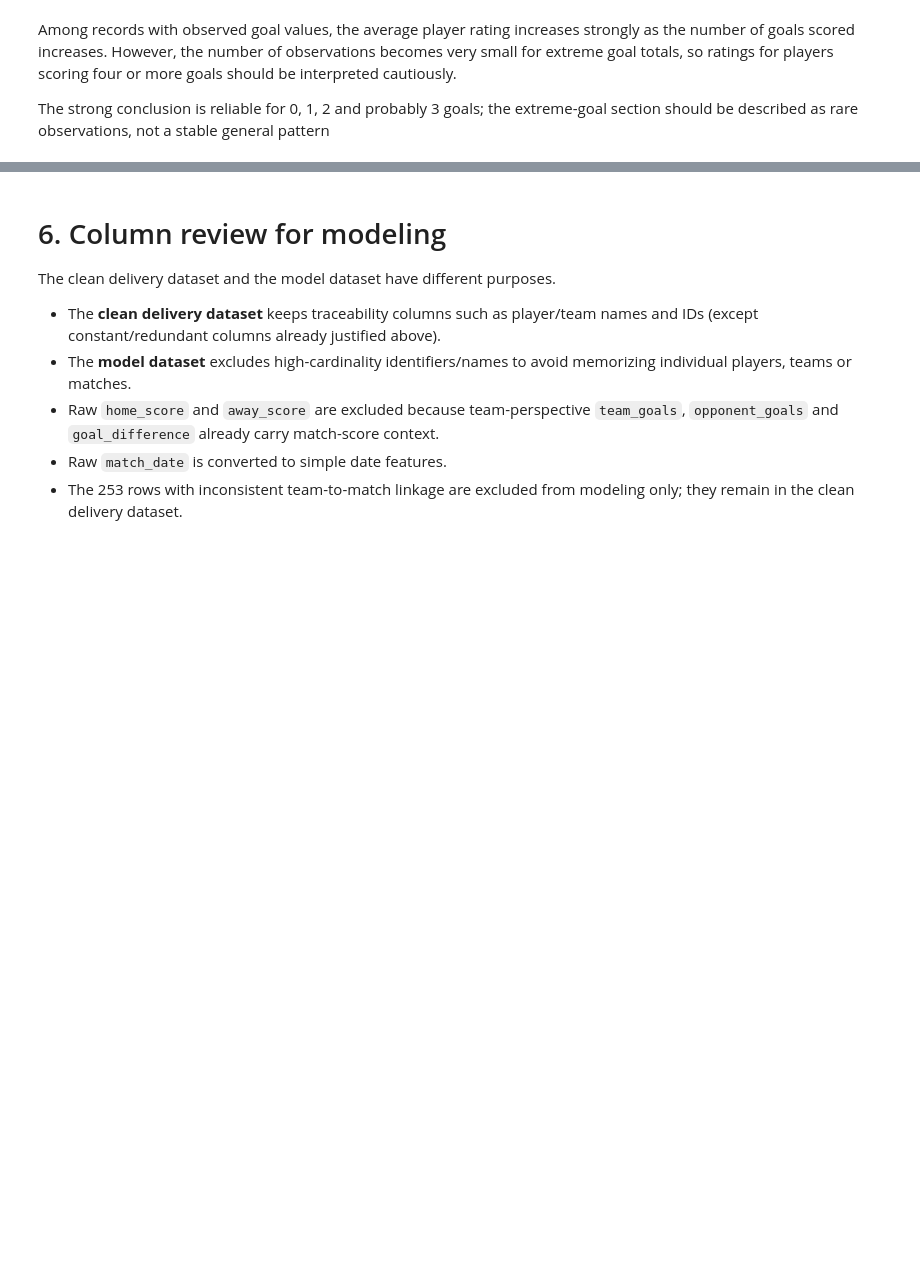
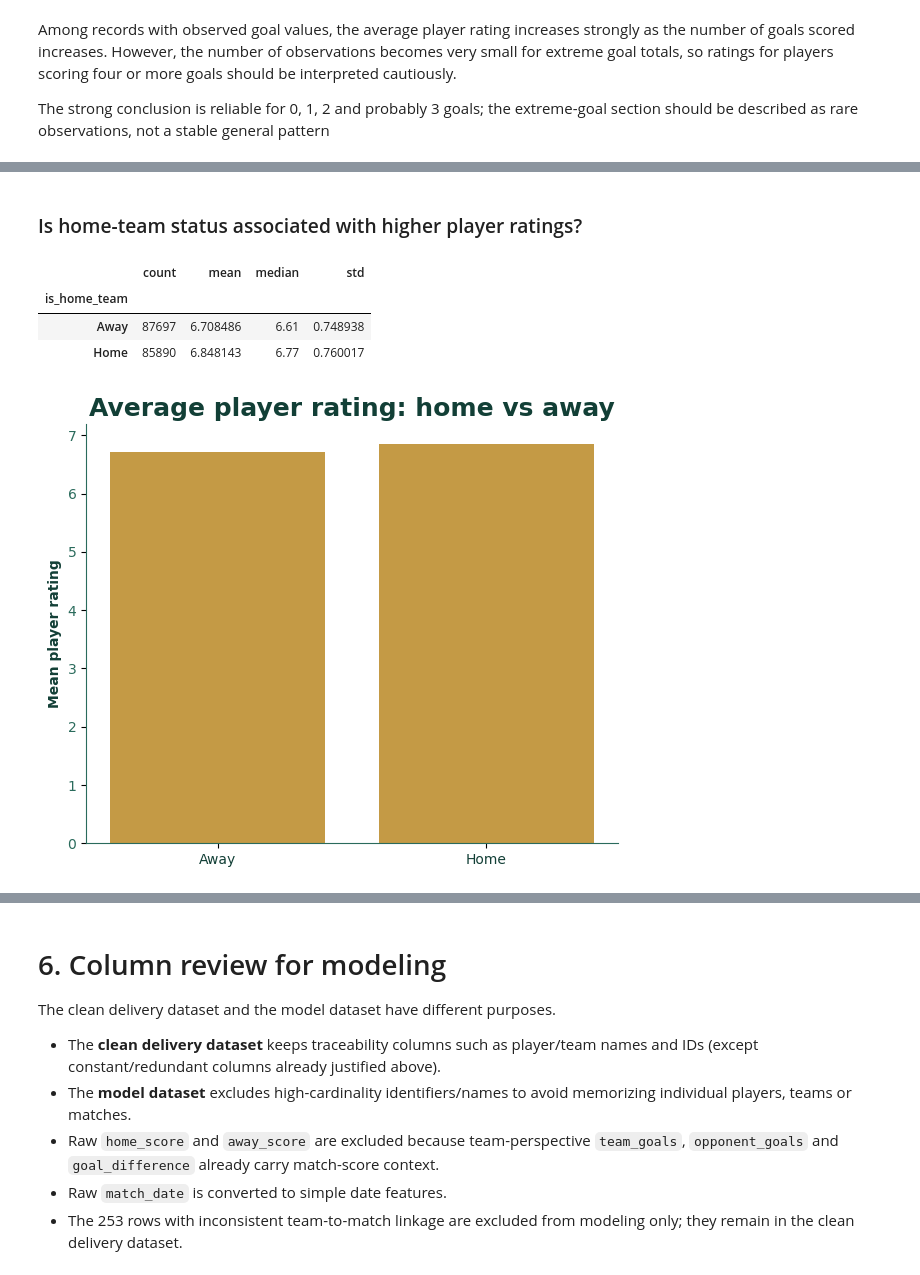
Before and after one commit to saba-ghorashi/football-player-rating-analysis, a Jupyter notebook: football_player_rating_analysis.ipynb, the cells around one changed output, grey strips where cells are left out. Drawn from its saved outputs; the diff is of its cells as text; code cells hidden in the pictures; blank space fills up the shorter version.

```diff
--- a/football_player_rating_analysis.ipynb
+++ b/football_player_rating_analysis.ipynb
@@ -1056,0 +1211,29 @@ plt.show()
+# %% [markdown]
+### Is home-team status associated with higher player ratings?
+# %%
+home_away_summary = (df_clean.groupby("is_home_team")[TARGET].agg(["count", "mean", "median", "std"]))
+home_away_summary.index = home_away_summary.index.map({0: "Away",1: "Home"})
+display(home_away_summary)
+# %% [output]
+|  | count | mean | median | std |
+| is_home_team |  |  |  |  |
+| Away | 87697 | 6.708486 | 6.61 | 0.748938 |
+| Home | 85890 | 6.848143 | 6.77 | 0.760017 |
+# %%
+plt.figure(figsize=(6, 5))
+
+plt.bar(home_away_summary.index,home_away_summary["mean"],color="#C49A45")
+plt.ylabel("Mean player rating",color="#123F36",weight="bold")
+plt.title("Average player rating: home vs away",weight="bold",color="#123F36",fontsize=18)
+plt.xticks(color="#2A6B5C")
+plt.yticks(color="#2A6B5C")
+ax=plt.gca()
+labels = ax.get_xticklabels()
+labels[0].set_color("#123F36")
+labels[1].set_color("#123F36")
+ax.spines[["top","right"]].set_visible(False)
+ax.spines[["bottom","left"]].set_color("#2A6B5C")
+plt.tight_layout()
+plt.show()
+# %% [output]
+[figure, added]
```
Also changed, not shown: parts of 16 cells of this notebook.
